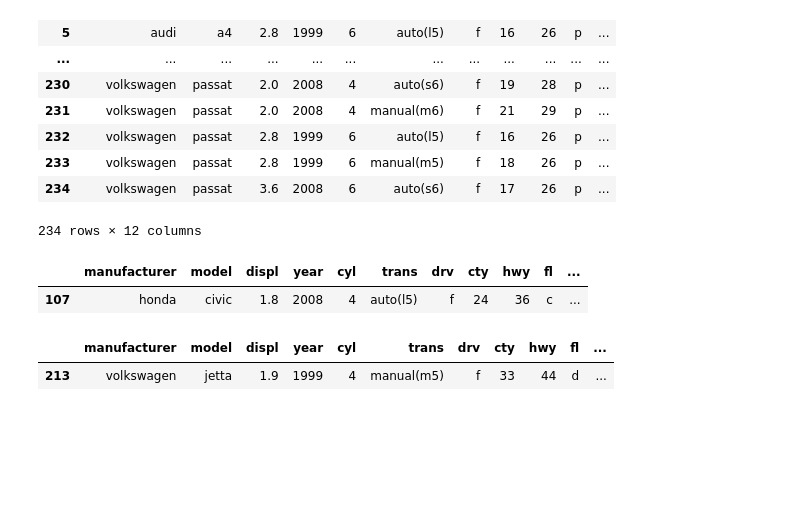
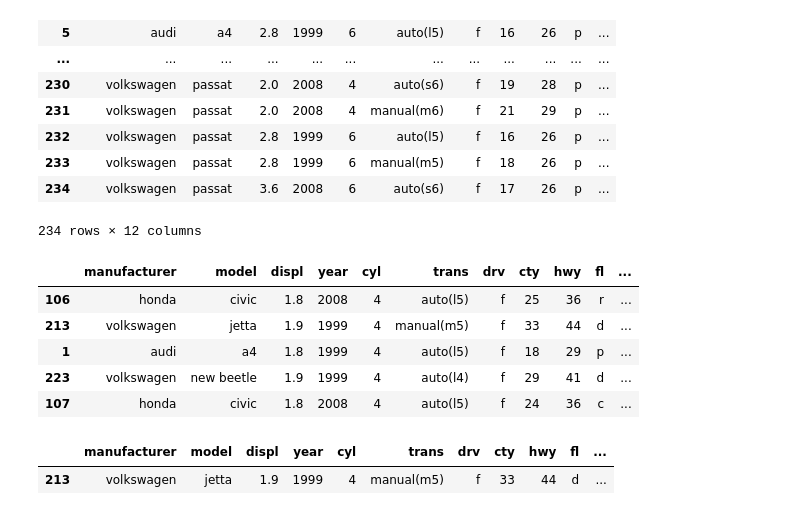
Before and after one commit to angel-quintana/ds-libraries-exercises, a Jupyter notebook: dataframes.ipynb, the cells around one changed output. Cells and saved outputs as stored; diff of their text form; code cells hidden in the pictures; blank space fills up the shorter version.

```diff
--- a/dataframes.ipynb
+++ b/dataframes.ipynb
@@ -259,9 +259,13 @@ mpg
 # %%
 #2.h Which car (or cars) has the highest mileage difference?
 
-mpg.sort_values(by=['mileage_difference']).tail(1)
+mpg.sort_values(by=['mileage_difference']).tail()
 # %% [output]
 |  | manufacturer | model | displ | year | cyl | trans | drv | cty | hwy | fl | ... |
+| 106 | honda | civic | 1.8 | 2008 | 4 | auto(l5) | f | 25 | 36 | r | ... |
+| 213 | volkswagen | jetta | 1.9 | 1999 | 4 | manual(m5) | f | 33 | 44 | d | ... |
+| 1 | audi | a4 | 1.8 | 1999 | 4 | auto(l5) | f | 18 | 29 | p | ... |
+| 223 | volkswagen | new beetle | 1.9 | 1999 | 4 | auto(l4) | f | 29 | 41 | d | ... |
 | 107 | honda | civic | 1.8 | 2008 | 4 | auto(l5) | f | 24 | 36 | c | ... |
 # %%
 #2.i Which compact class car has the lowest highway mileage? The best?
```
Also changed, not shown: parts of 3 cells of this notebook, 7 other files.
